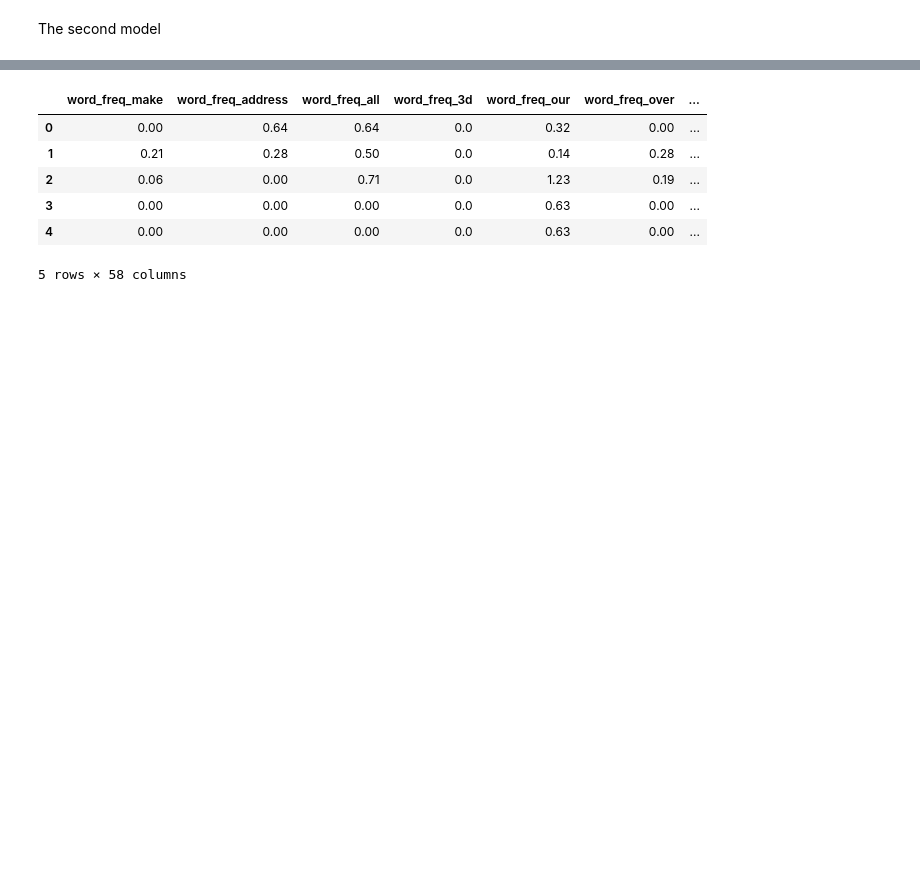
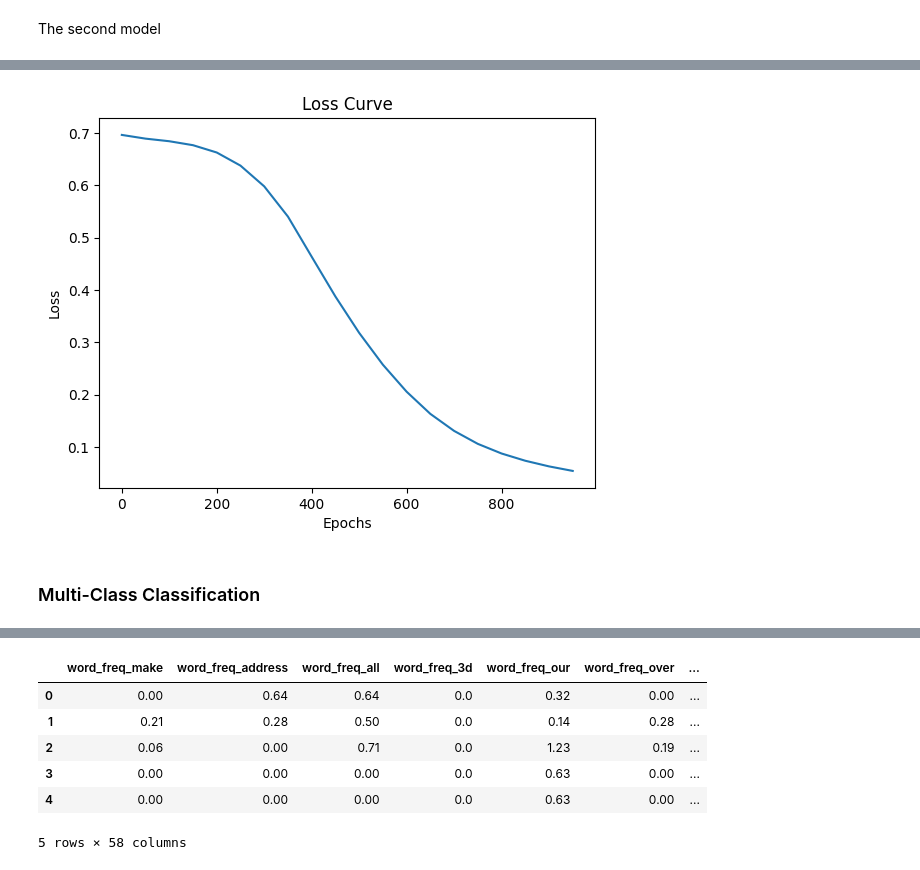
Before and after one commit to NikkiShah93/Python, a Jupyter notebook: MLProjects/PyTorchProjects/DeepLearning/neural_network_classification_pytorch_colab.ipynb, the cells around one changed output, grey strips where cells are left out. Saved outputs shown, nothing was run; the diff lists cells and outputs as text; code cells hidden in the pictures; blank space fills up the shorter version.

```diff
--- a/MLProjects/PyTorchProjects/DeepLearning/neural_network_classification_pytorch_colab.ipynb
+++ b/MLProjects/PyTorchProjects/DeepLearning/neural_network_classification_pytorch_colab.ipynb
@@ -176,7 +176,7 @@ class BinaryClassificationSeq(nn.Module):
 ## loss dict
 loss_dict = {}
 learning_rate = 1e-3
-epochs = 500
+epochs = 1000
 model_1 = BinaryClassificationSeq(in_features=X_train.shape[1],
                                   out_features=1,
                                   hidden_layer=8)
@@ -213,0 +224,9 @@ Epoch:450, train loss:0.43, test loss:0.44
+# %%
+plt.plot(*zip(*loss_dict.items()))
+plt.title('Loss Curve')
+plt.xlabel('Epochs')
+plt.ylabel('Loss');
+# %% [output]
+[figure, added]
+# %% [markdown]
+### Multi-Class Classification
```
Also changed, not shown: parts of 11 cells of this notebook.
